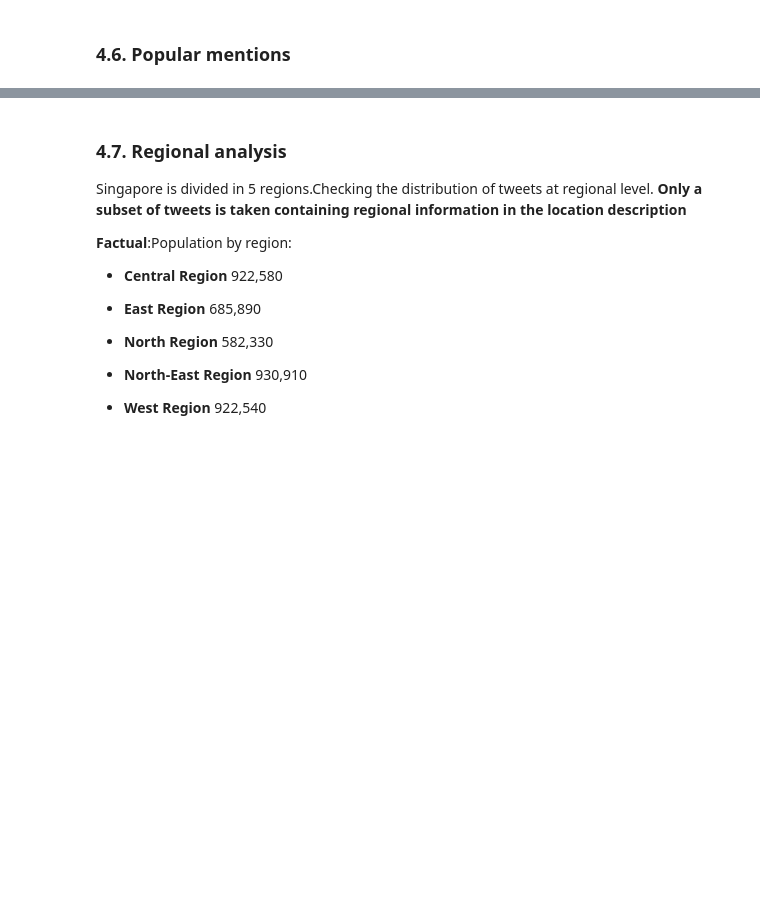
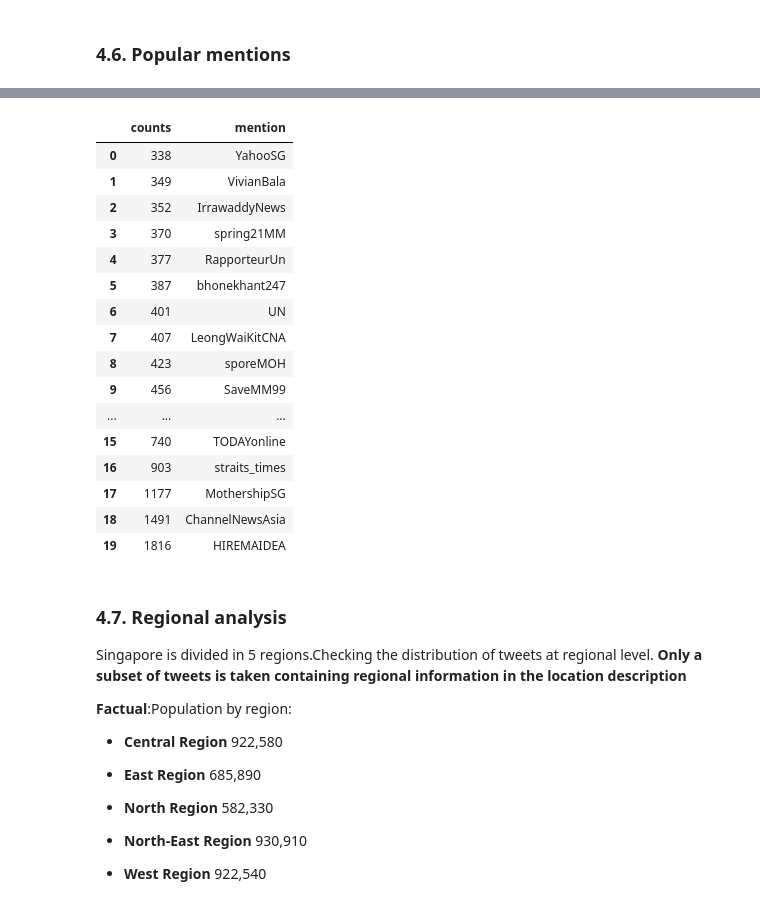
Before and after one commit to anshu0612/geocoded-tweets-analysis-dashboard, a Jupyter notebook: notebooks/sg_tweets_collection and_basic_eda.ipynb, the cells around one changed output, grey strips where cells are left out. Cells and saved outputs as stored; diff of their text form; code cells hidden in the pictures; blank space fills up the shorter version.

```diff
--- a/notebooks/sg_tweets_collection and_basic_eda.ipynb
+++ b/notebooks/sg_tweets_collection and_basic_eda.ipynb
@@ -601,13 +726,31 @@ plt.show()
 # %%
 # Saving data for the dashboard
 mentions_data = {
     "counts": counts[::-1],
     "mention": mentions[::-1]
 }
 
 df_mentions_data = pd.DataFrame(data=mentions_data)
-pd.DataFrame.to_csv(df_mentions_data, "data/output/basics/mentions.csv")
+pd.DataFrame.to_csv(df_mentions_data, "../data/output/basics/mentions.csv")
 df_mentions_data
+# %% [output]
+|  | counts | mention |
+| 0 | 338 | YahooSG |
+| 1 | 349 | VivianBala |
+| 2 | 352 | IrrawaddyNews |
+| 3 | 370 | spring21MM |
+| 4 | 377 | RapporteurUn |
+| 5 | 387 | bhonekhant247 |
+| 6 | 401 | UN |
+| 7 | 407 | LeongWaiKitCNA |
+| 8 | 423 | sporeMOH |
+| 9 | 456 | SaveMM99 |
+| ... | ... | ... |
+| 15 | 740 | TODAYonline |
+| 16 | 903 | straits_times |
+| 17 | 1177 | MothershipSG |
+| 18 | 1491 | ChannelNewsAsia |
+| 19 | 1816 | HIREMAIDEA |
 # %% [markdown]
 ### 4.7. Regional analysis  <a id="cell47"></a>
 
```
Also changed, not shown: parts of 37 cells of this notebook, 6 other files.
